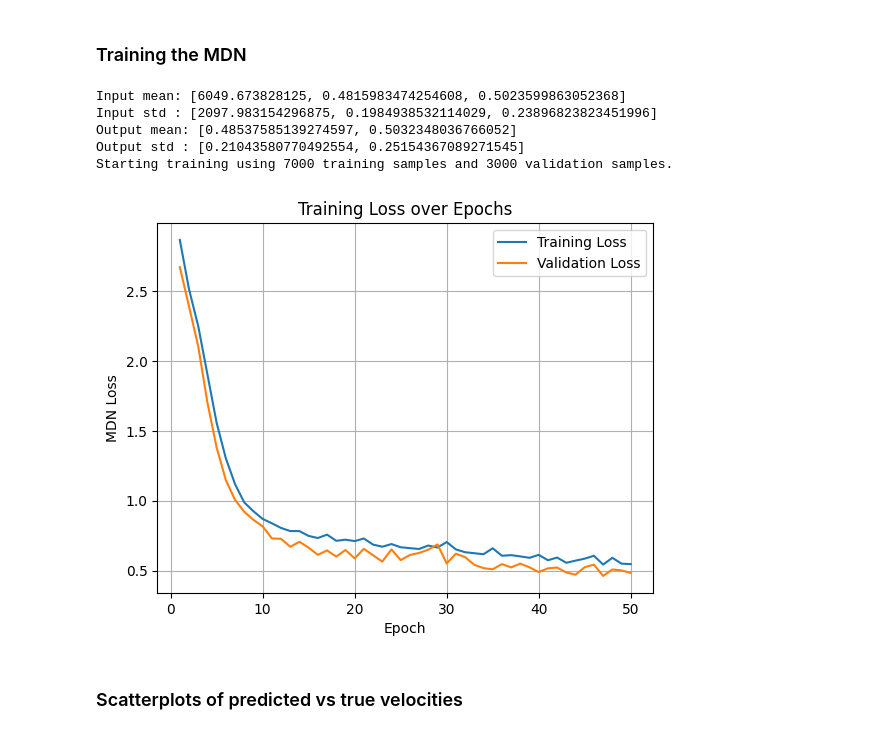
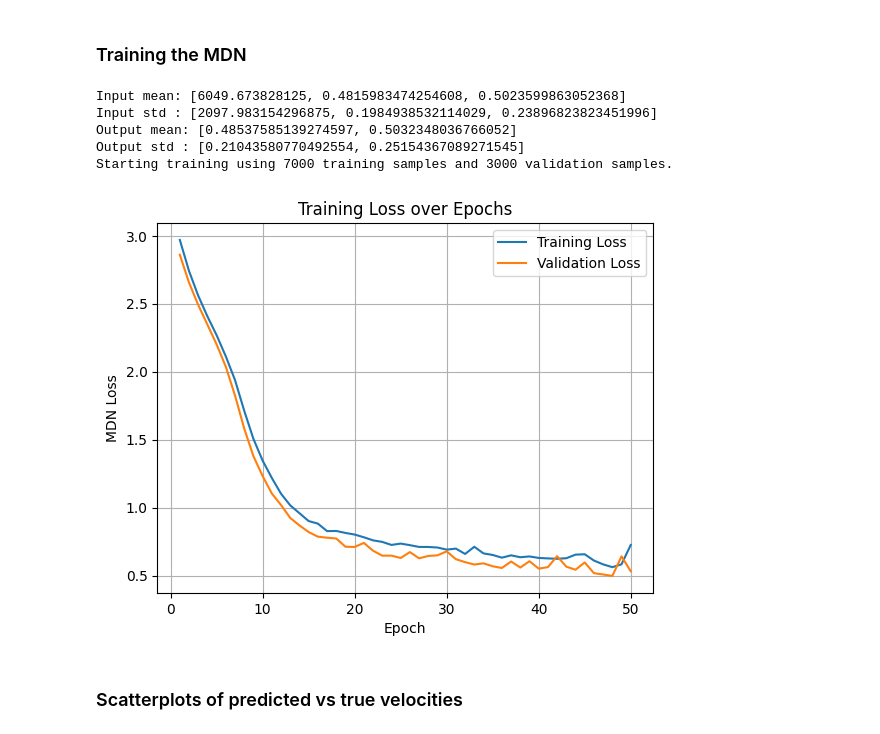
Before and after one commit to TijnZeelenberg/scatteringkernels, a Jupyter notebook: machinelearning/visualisations.ipynb, the cells around one changed output. Saved outputs shown, nothing was run; the diff lists cells and outputs as text; code cells hidden in the pictures.

```diff
--- a/machinelearning/visualisations.ipynb
+++ b/machinelearning/visualisations.ipynb
@@ -22,7 +22,7 @@ import numpy as np
 from mdn import data_preparation, train_model, MixtureDensityNetwork
 
 gas = "H2H2"
-batch_size = 128
+batch_size =256
 num_epochs = 50
 
 # import data
@@ -61,34 +61,34 @@ model = MixtureDensityNetwork(
     num_mixtures=K,
     hidden_dim=128
 )
 
 # Train the model
 train_model(model, train_loader, val_loader, in_mean, in_std, out_mean, out_std, num_epochs=num_epochs)
 
 # Save model and normalization stats
 if gas == "O2O2":
     torch.save({
         'model_state_dict': model.state_dict(),
         'in_mean': in_mean,
         'in_std': in_std,
         'out_mean': out_mean,
         'out_std': out_std
     }, "trainedmodels/mdn_O2O2_collision_model.pth")
 elif gas == "H2H2":
     torch.save({
         'model_state_dict': model.state_dict(),
         'in_mean': in_mean,
         'in_std': in_std,
         'out_mean': out_mean,
         'out_std': out_std
     }, "trainedmodels/mdn_H2H2_collision_model.pth")
 # %% [output]
 Input mean: [6049.673828125, 0.4815983474254608, 0.5023599863052368]
 Input std : [2097.983154296875, 0.1984938532114029, 0.23896823823451996]
 Output mean: [0.48537585139274597, 0.5032348036766052]
 Output std : [0.21043580770492554, 0.25154367089271545]
 Starting training using 7000 training samples and 3000 validation samples.
-[figure, old version]
+[figure, new version]
 # %% [markdown]
 ### Scatterplots of predicted vs true velocities
 # %%
```
Also changed, not shown: parts of 1 cell of this notebook, 1 other file.
